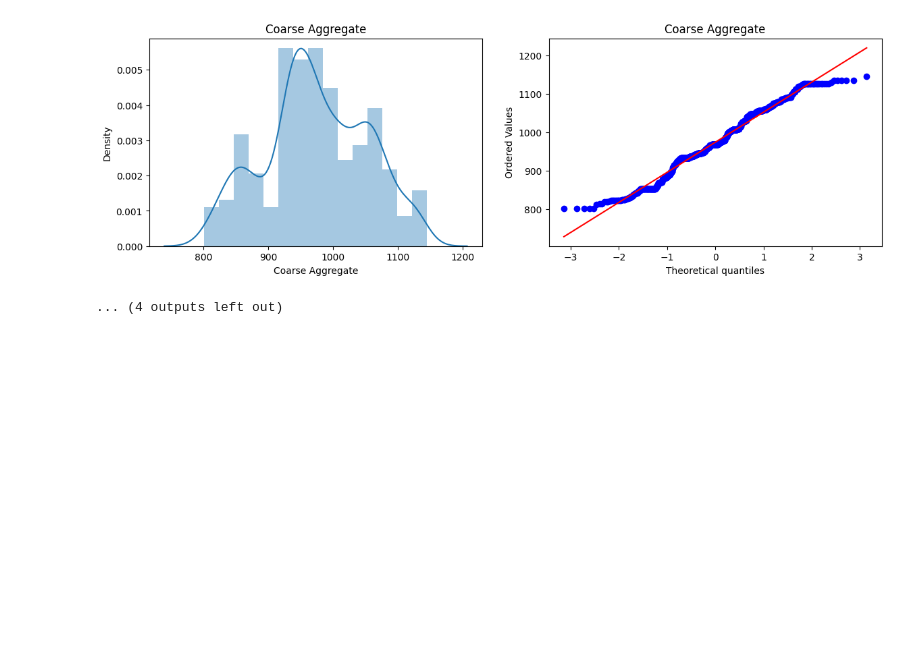
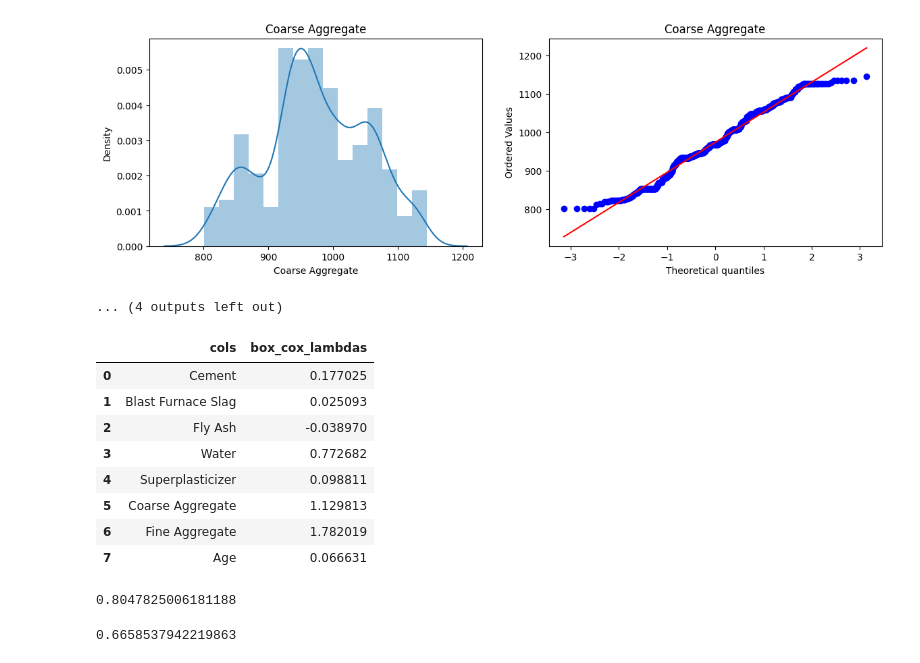
Before and after one commit to najnin26/Machine-Learning, a Jupyter notebook: Basic/power-transformer.ipynb, the cells around one changed output. Saved outputs shown, nothing was run; the diff lists cells and outputs as text; code cells hidden in the pictures; blank space fills up the shorter version.

Commit message:
Kaggle Notebook | Power Transformer

```diff
--- a/Basic/power-transformer.ipynb
+++ b/Basic/power-transformer.ipynb
@@ -147,3 +147,42 @@ https://gist.github.com/mwaskom/de44147ed2974457ad6372750bbe5751
   sns.distplot(X_train[col])
 [figure]
 ... (4 outputs left out)
+# %%
+# Applying Box-Cox Transform
+pt = PowerTransformer(method='box-cox')
+
+X_train_transformed = pt.fit_transform(X_train+0.000001)
+X_test_transformed = pt.transform(X_test+0.000001)
+
+pd.DataFrame({'cols':X_train.columns,'box_cox_lambdas':pt.lambdas_})
+# %% [output]
+|  | cols | box_cox_lambdas |
+| 0 | Cement | 0.177025 |
+| 1 | Blast Furnace Slag | 0.025093 |
+| 2 | Fly Ash | -0.038970 |
+| 3 | Water | 0.772682 |
+| 4 | Superplasticizer | 0.098811 |
+| 5 | Coarse Aggregate | 1.129813 |
+| 6 | Fine Aggregate | 1.782019 |
+| 7 | Age | 0.066631 |
+# %%
+# Applying linear regression on transformed data
+
+lr = LinearRegression()
+lr.fit(X_train_transformed,y_train)
+
+y_pred2 = lr.predict(X_test_transformed)
+
+r2_score(y_test,y_pred2)
+# %% [output]
+0.8047825006181188
+# %%
+# Using cross val score
+
+pt = PowerTransformer(method='box-cox')
+X_transformed = pt.fit_transform(X+0.0000001)
+
+lr = LinearRegression()
+np.mean(cross_val_score(lr,X_transformed,y,scoring='r2'))
+# %% [output]
+0.6658537942219863
```
